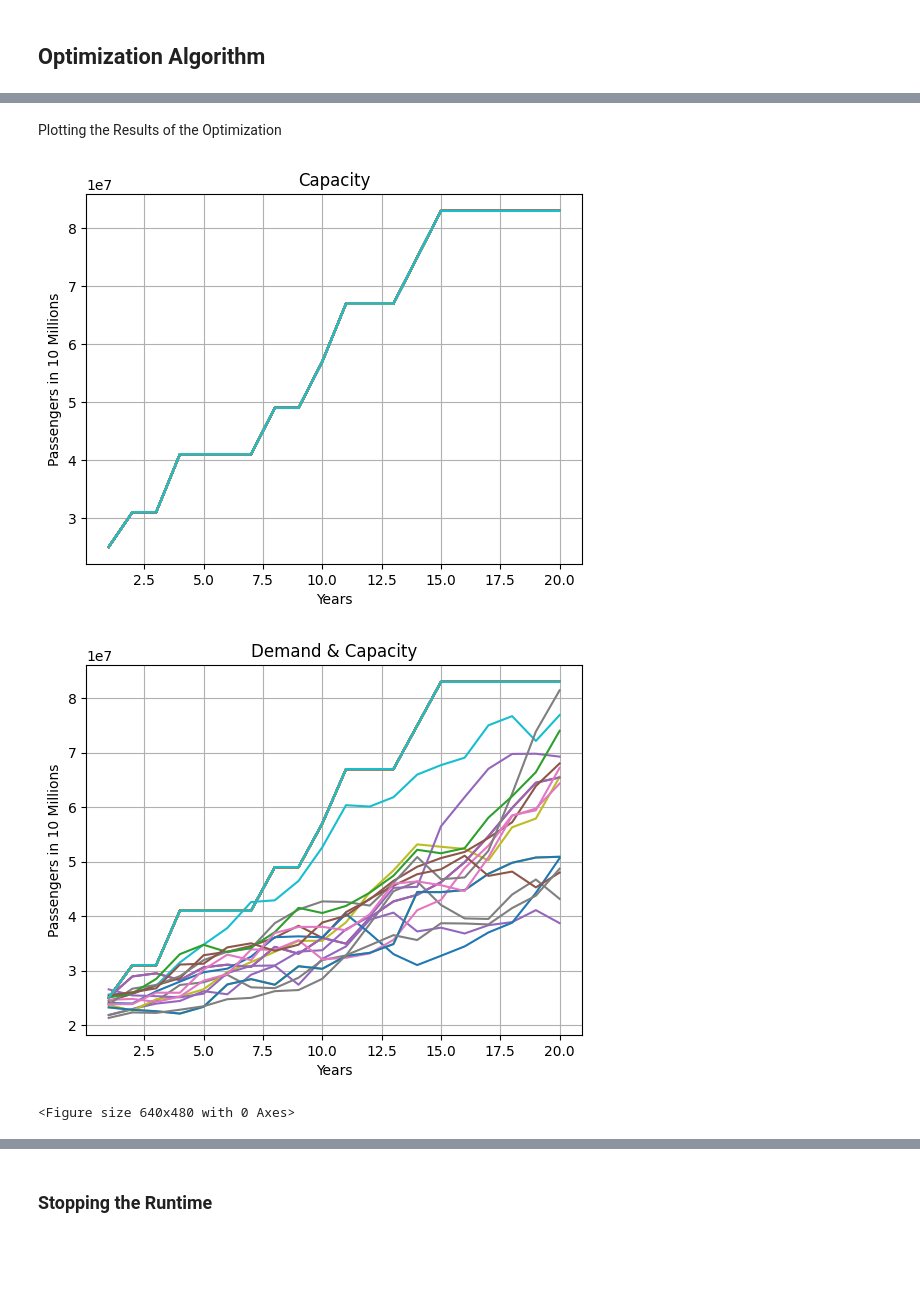
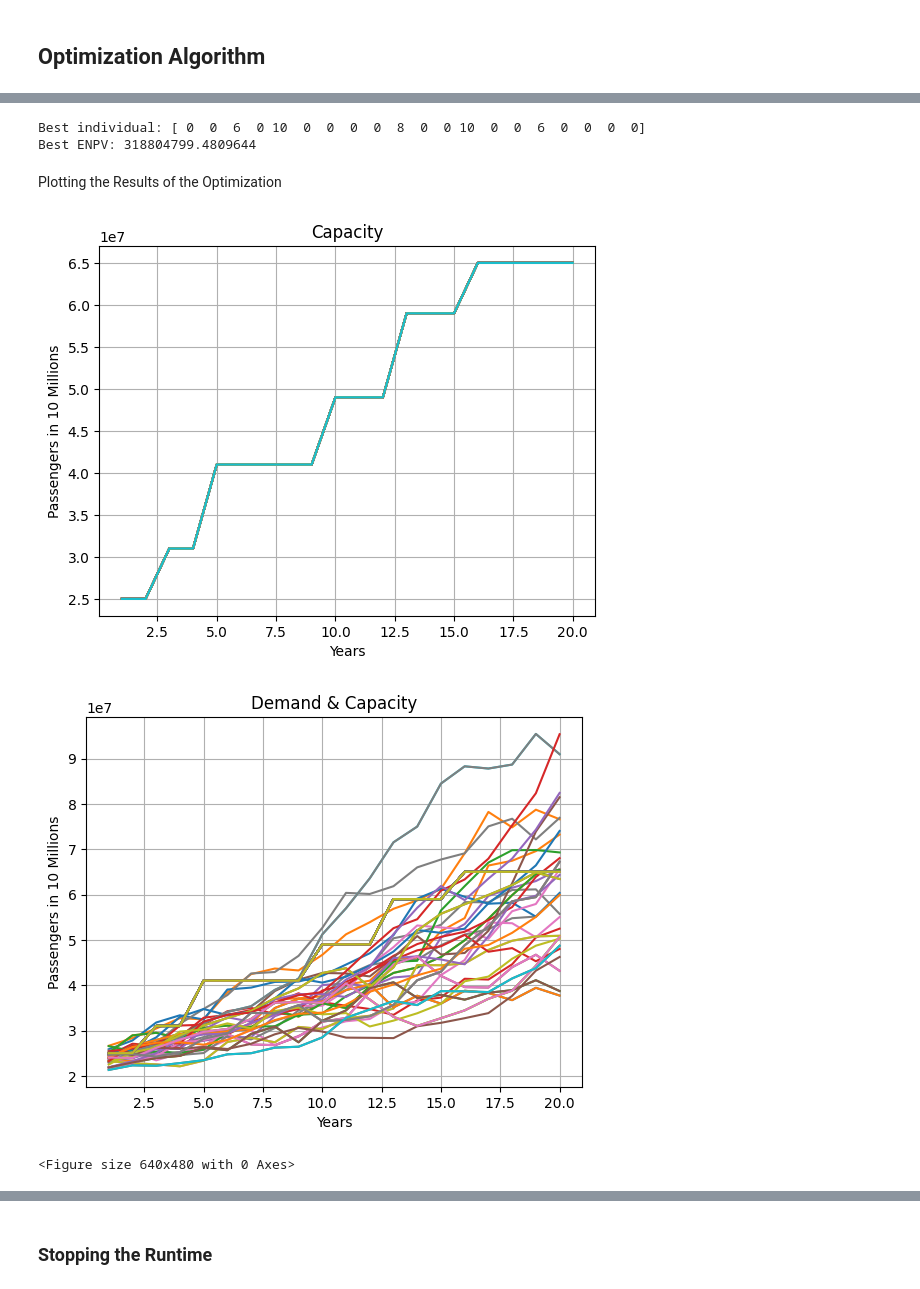
Before and after one commit to Oli767/VT1-Python-Files, a Jupyter notebook: VT2 VS Code/VT2.ipynb, the cells around one changed output, grey strips where cells are left out. Cells and saved outputs as stored; diff of their text form; code cells hidden in the pictures; blank space fills up the shorter version.

Commit message:
Added Target Curves, Started with Flexible Part, Decision Rule

```diff
--- a/VT2 VS Code/VT2.ipynb
+++ b/VT2 VS Code/VT2.ipynb
@@ -33,20 +33,23 @@ Param = {
     "mu": 0.042754330256447565,
     "sigma": 0.05813761525452841,
     "r_D": 0.1,  # Revenues per Unit of Demand per Period
-    "r_K": 3,  # Revenues per Unit of Capacity per Period
+    "r_K": 1,  # Revenues per Unit of Capacity per Period
     "r_K_rent": 0.1,  # Rental Revenues per Unit of Capacity per Period
     "co_K": 0.34,  # Operational costs per unit of capacity per period
-    "co_D": 0,  # Operational cost per unit of demand per period
+    "co_D": 0.1,  # Operational cost per unit of demand per period
     "ci_K": 600000,  # Installation cost per unit of capacity
     "discount": 0.05,  # Discount factor
     "EoS": 0.8,  # EoS factor
-    # delta_K0 = 0
+    "delta_K0": 0,  # Initial Value for delta_K
     "h": 1,  # h
     "K0": 25000000,  # Initial Capacity
     "p_dock": 0.8,  # Percentage of Pax using Dock Stands rather than Bus Gates
     "p_schengen": 0.8,  # Percentage of Pax travelling within Schengen Area
     "p_Dok_A_B": 0.5,  # Percentage of Pax travelling from Dock
     "PAXATM": 114,  # average number of passengers carried per air traffic movement
+    "delta_K": np.array([0, 0, 0, 0, 5, 0, 0, 0, 0, 10, 0, 0, 0, 0, 10, 0, 0, 0, 0, 0]),
+    "allowed_values": np.array([0, 6, 8, 10]),
+    "population": 1000,
 }
 
 # # Paremeters von Wate:
@@ -400,3 +439,10 @@ Best ENPV: 1235245000.1070292
+# %%
+Optimized_delta_K = GA(Param)
+print("Best individual:", Optimized_delta_K)
+print("Best ENPV:", Optimized_delta_K.fitness.values[0])
+# %% [output]
+Best individual: [ 0  0  6  0 10  0  0  0  0  8  0  0 10  0  0  6  0  0  0  0]
+Best ENPV: 318804799.4809644
 # %% [markdown]
 Plotting the Results of the Optimization
 # %%
@@ -404,40 +450,40 @@ Plotting the Results of the Optimization
 # fn.Scenario_plot(
 #     Demand,
 #     Param["Fth"],
 #     True,
 #     "Demand",
 #     "Passengers in 10 Millions",
 #     30,
 # )
 
-New_K = np.array(Capacity(Param["K0"], best_ind, Param["Forecasts"]))
+Optimized_K = np.array(Capacity(Param["K0"], Optimized_delta_K, Param["Forecasts"]))
 # Zum Vergleich
-# New_K = np.array(Capacity(Param["K0"], delta_K, Param["Forecasts"]))
+# New_K = np.array(Capacity(Param["K0"], delta_K_Example, Param["Forecasts"]))
 
 # Calling the Scenario Plotting Function
 fn.Scenario_plot(
-    New_K,
+    Optimized_K,
     Param["Fth"],
     True,
     "Capacity",
     "Passengers in 10 Millions",
     30,
 )
 
-New_K2 = np.vstack([Demand, New_K])
+Optimized_K_Plot = np.vstack([Demand, Optimized_K])
 
 
 # Calling the Scenario Plotting Function
 fn.Scenario_plot(
-    New_K2,
+    Optimized_K_Plot,
     Param["Fth"],
     True,
     "Demand & Capacity",
     "Passengers in 10 Millions",
-    40,
+    100,
 )
 # %% [output]
-[figure, old version]
+[figure, new version]
-[figure, old version]
+[figure, new version]
 <Figure size 640x480 with 0 Axes>
 # %%
```
Also changed, not shown: parts of 16 cells of this notebook, 1 other file.
